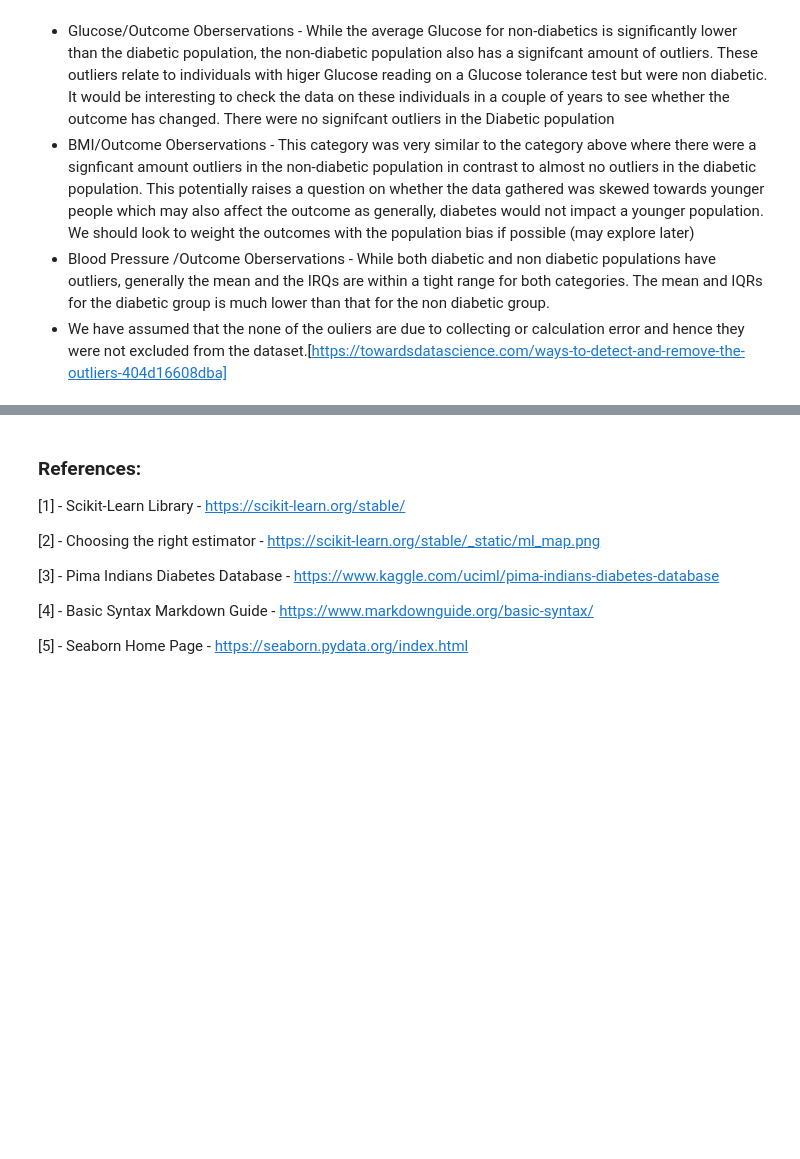
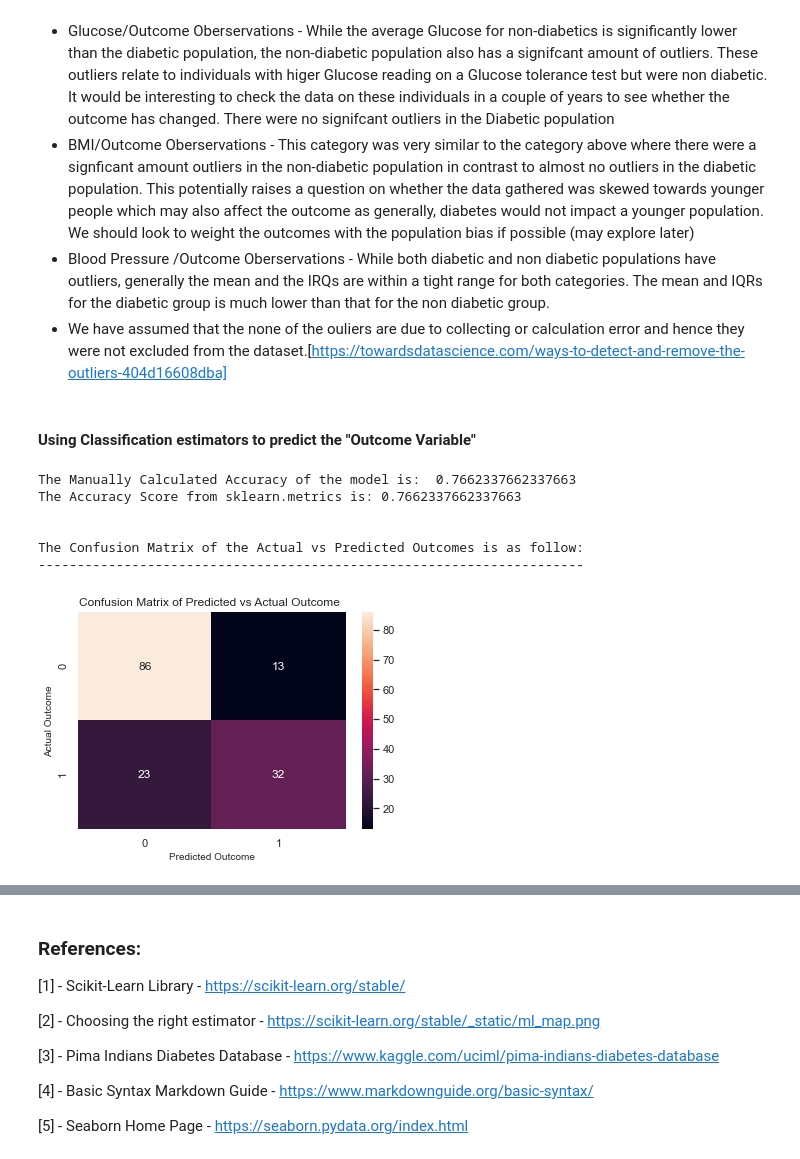
Before and after one commit to dssheldon/MLandStats-assignment-sds, a Jupyter notebook: scikit-learn.ipynb, the cells around one changed output, grey strips where cells are left out. Saved outputs shown, nothing was run; the diff lists cells and outputs as text; code cells hidden in the pictures; blank space fills up the shorter version.

Commit message:
Built KNN classification model for dataset

```diff
--- a/scikit-learn.ipynb
+++ b/scikit-learn.ipynb
@@ -291,3 +291,65 @@ Analysis of Boxplots:
 - BMI/Outcome Oberservations - This category was very similar to the category above where there were a signficant amount outliers in the non-diabetic population in contrast to almost no outliers in the diabetic population. This potentially raises a question on whether the data gathered was skewed towards younger people which may also affect the outcome as generally, diabetes would not impact a younger population. We should look to weight the outcomes with the population bias if possible (may explore later)
 - Blood Pressure /Outcome Oberservations - While both diabetic and non diabetic populations have outliers, generally the mean and the IRQs are within a tight range for both categories. The mean and IQRs for the diabetic group is much lower than that for the non diabetic group.
 - We have assumed that the none of the ouliers are due to collecting or calculation error and hence they were not excluded from the dataset.[https://towardsdatascience.com/ways-to-detect-and-remove-the-outliers-404d16608dba]
+# %% [markdown]
+#### Using Classification estimators to predict the "Outcome Variable"
+# %%
+#import necessary packages
+
+from sklearn.model_selection import train_test_split
+
+
+#Prepare the data for the models by splitting out the 'Outcome'
+X=df.drop('Outcome',axis=1)
+y=df['Outcome']
+
+#Split the dataset into train and test proportions (70% train and 30% test)
+
+X_train, X_test, y_train, y_test = train_test_split(X, y, test_size=0.2, random_state=randomstate)
+# %%
+from sklearn.neighbors import KNeighborsClassifier
+from sklearn.metrics import confusion_matrix,accuracy_score
+
+
+# KNN Model
+knn = KNeighborsClassifier(n_neighbors=11)
+knn.fit(X_train,y_train)
+predicted_knn = knn.predict(X_test)
+
+
+# Manually calculate the accuracy of the model
+# ---------------------------------------------
+
+act_vs_pred_knn = pd.DataFrame({'Actual': y_test, 'Predicted': predicted_knn}) #Build a dataframe to hold the Actual and Predicted data
+act_vs_pred_knn['Accuracy'] = act_vs_pred_knn['Actual'] == act_vs_pred_knn['Predicted']
+trueCounts = act_vs_pred_knn['Accuracy'].value_counts().loc[True]
+totalCounts = len(act_vs_pred_knn.index)
+accuracy = (trueCounts / totalCounts)
+print('The Manually Calculated Accuracy of the model is: ', accuracy)
+
+
+
+print('The Accuracy Score from sklearn.metrics is:',  accuracy_score(y_test,predicted_knn))
+print("\n")
+
+
+#Print the Confusion Matrix Heatmap
+#---------------------------------------
+print('The Confusion Matrix of the Actual vs Predicted Outcomes is as follow:')
+print('----------------------------------------------------------------------')
+print()
+sns.heatmap(confusion_matrix(y_test,predicted_knn), annot=True)
+
+plt.rcParams["figure.figsize"] = (6,4)
+plt.title('Confusion Matrix of Predicted vs Actual Outcome ', fontsize = 12) # title with fontsize 20
+plt.xlabel('Predicted Outcome', fontsize = 10)
+plt.ylabel('Actual Outcome', fontsize = 10)
+plt.show()
+# %% [output]
+The Manually Calculated Accuracy of the model is:  0.7662337662337663
+The Accuracy Score from sklearn.metrics is: 0.7662337662337663
+
+
+The Confusion Matrix of the Actual vs Predicted Outcomes is as follow:
+----------------------------------------------------------------------
+[figure, added]
```
Also changed, not shown: parts of 1 cell of this notebook.
